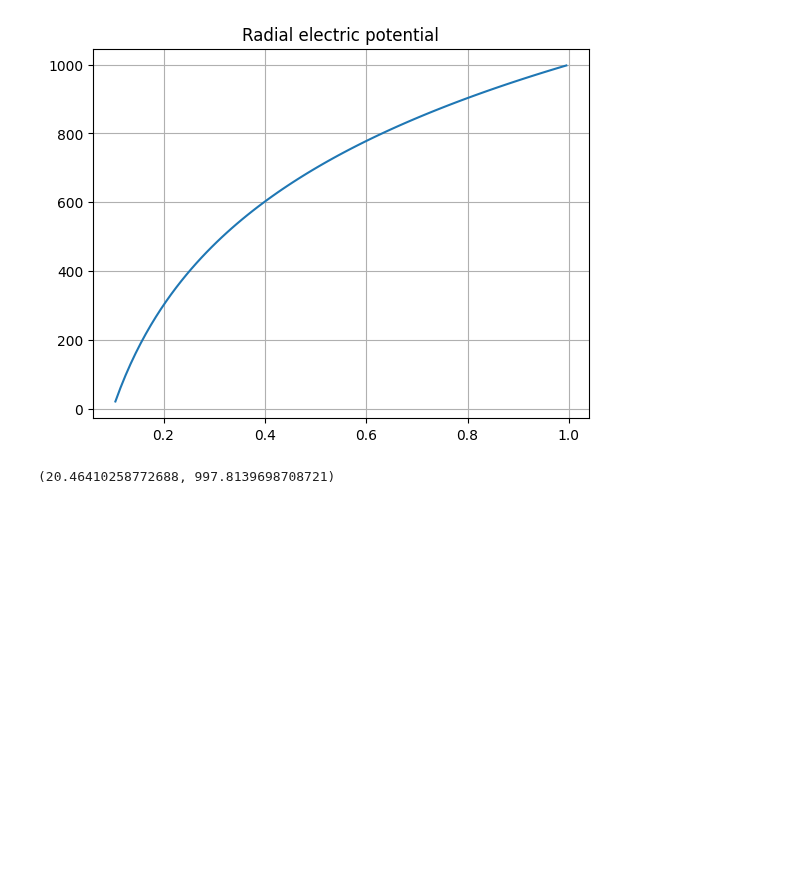
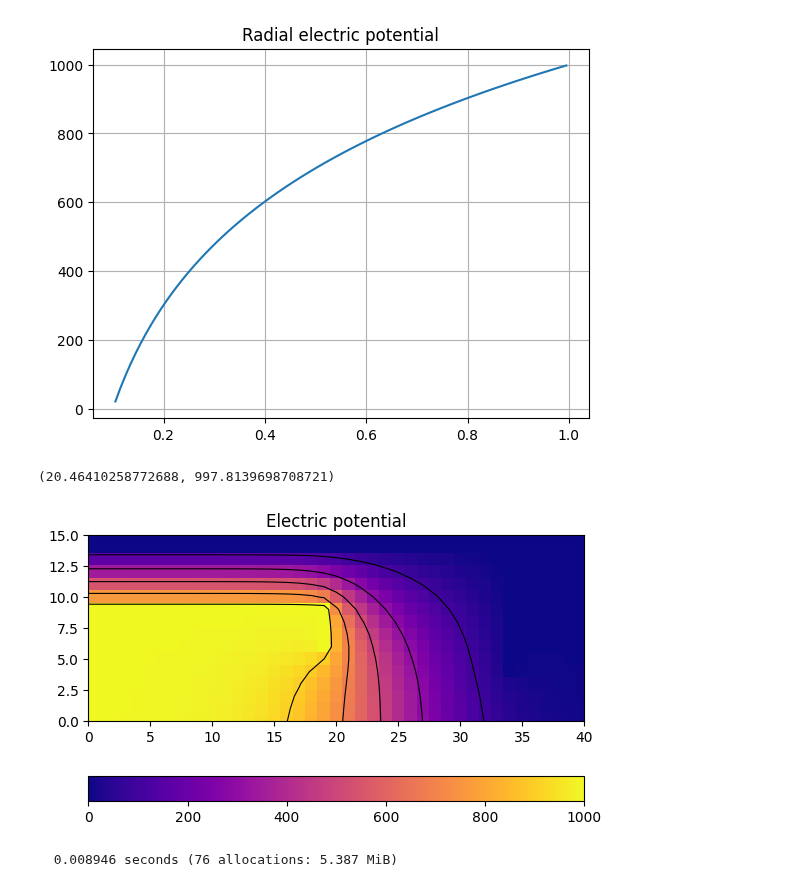
Before and after one commit to bchaber/pole, a Jupyter notebook: PoissonEquation.ipynb, the cells around one changed output. Drawn from its saved outputs; the diff is of its cells as text; code cells hidden in the pictures; blank space fills up the shorter version.

```diff
--- a/PoissonEquation.ipynb
+++ b/PoissonEquation.ipynb
@@ -320,3 +323,38 @@ extrema(φ)
 # %% [output]
 [figure]
 (20.46410258772688, 997.8139698708721)
+# %%
+h  = 0.01
+zf = 0.0:h:2.0
+rf = 0.0:h:0.2
+zc = 0.5 .* zf[1:end-1] .+
+     0.5 .* zf[2:end]
+rc = 0.5 .* rf[1:end-1] .+
+     0.5 .* rf[2:end]
+nz = length(zc)
+nr = length(rc)
+zz = repeat(zc,   1, nr)
+rr = repeat(rc', nz,  1)
+
+ρ = zeros(nz, nr)
+gnd = DirichletBC(0.)
+dbc  = DirichletBC(1000.)
+bc = NeumannBC()
+ps = LinearSolver(zf, rf, left=bc, right=bc, upper=bc, lower=bc)
+cylindrical!(ps, rf)
+@inbounds for i=1:19, j=10 fixed!(ps, dbc.value, i, j) end
+@inbounds for i=1:34, j=15 fixed!(ps, gnd.value, i, j) end
+@inbounds for i=20, j=7:10 fixed!(ps, dbc.value, i, j) end
+@inbounds for i=35, j=5:15 fixed!(ps, gnd.value, i, j) end
+
+@time it = solve!(ps, reshape(ρ,:))
+φ  = solution(ps)
+imshow(φ', cmap="plasma"); colorbar(orientation="horizontal")
+contour(φ', (100, 300, 500, 700, 900), colors="black", linewidths=0.8)
+xlim((0, 40))
+ylim((0, 15))
+title("Electric potential")
+nothing
+# %% [output]
+[figure, added]
+  0.008946 seconds (76 allocations: 5.387 MiB)
```
Also changed, not shown: parts of 12 cells of this notebook, 1 other file.
